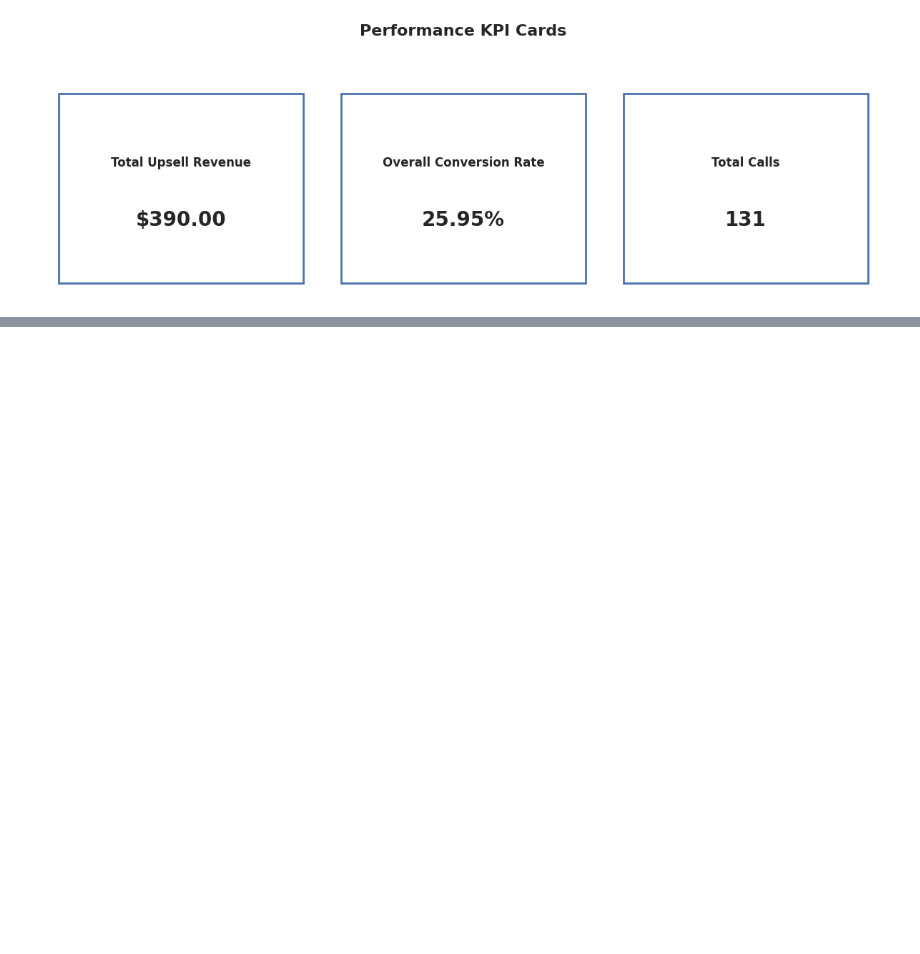
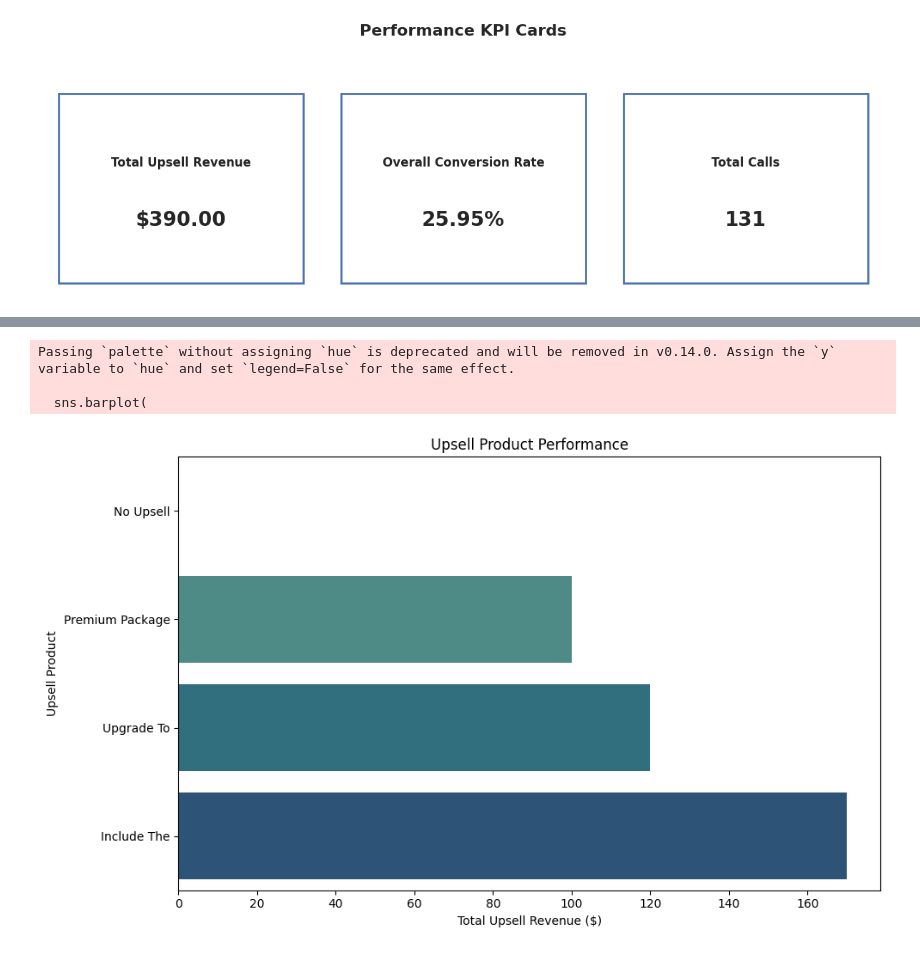
Before and after one commit to RauPro/Data-Engineering-at-Converza, a Jupyter notebook: notebooks/agent_performance_dashboard.ipynb, the cells around one changed output, grey strips where cells are left out. Drawn from its saved outputs; the diff is of its cells as text; code cells hidden in the pictures; blank space fills up the shorter version.

```diff
--- a/notebooks/agent_performance_dashboard.ipynb
+++ b/notebooks/agent_performance_dashboard.ipynb
@@ -189,0 +238,32 @@ plt.show()
+# %%
+if df_call_analytics.empty or "upsell_amount" not in df_call_analytics.columns:
+    print("No upsell analytics available. Run the pipeline to populate gold_call_analytics.")
+else:
+    product_revenue = (
+        df_call_analytics.copy()
+        .assign(upsell_product=df_call_analytics["upsell_product"].fillna("No Upsell"))
+        .groupby("upsell_product", dropna=False)["upsell_amount"]
+        .sum()
+        .astype(float)
+        .sort_values(ascending=True)
+    )
+
+    if product_revenue.empty:
+        print("No upsell revenue recorded yet.")
+    else:
+        plt.figure(figsize=(10, 6))
+        sns.barplot(
+            x=product_revenue.values,
+            y=product_revenue.index,
+            palette="crest"
+        )
+        plt.title("Upsell Product Performance")
+        plt.xlabel("Total Upsell Revenue ($)")
+        plt.ylabel("Upsell Product")
+        plt.tight_layout()
+        plt.show()
+# %% [output]
+Passing `palette` without assigning `hue` is deprecated and will be removed in v0.14.0. Assign the `y` variable to `hue` and set `legend=False` for the same effect.
+
+  sns.barplot(
+[figure, added]
```
Also changed, not shown: parts of 4 cells of this notebook.
